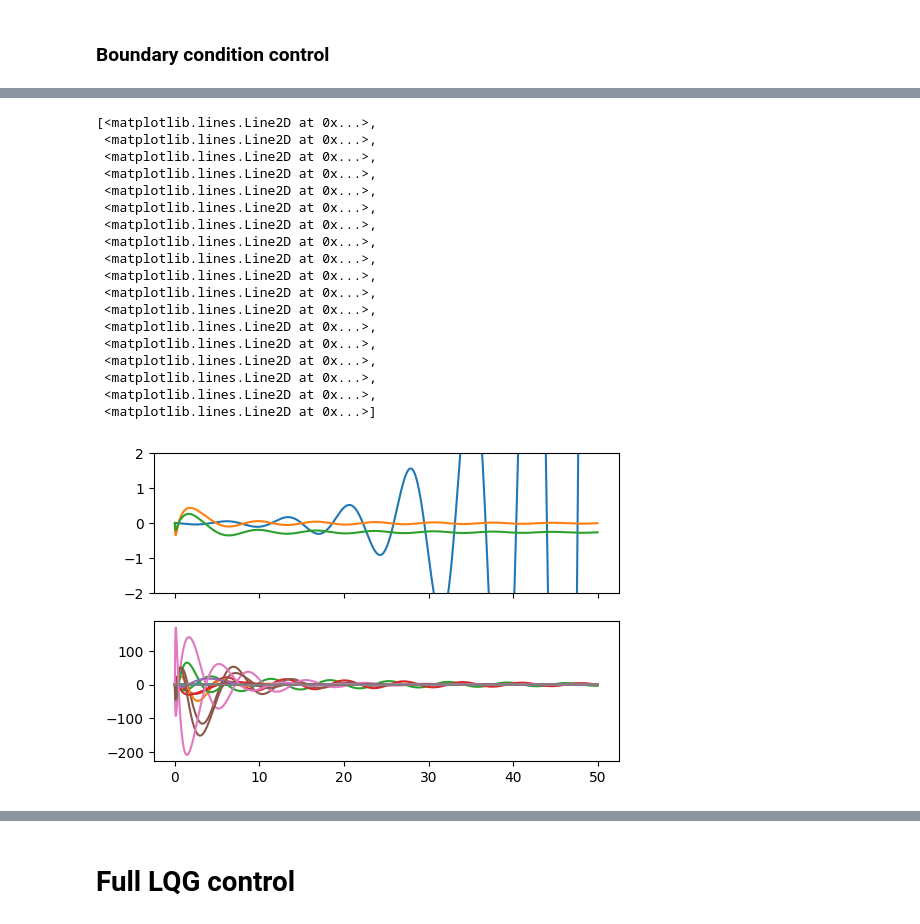
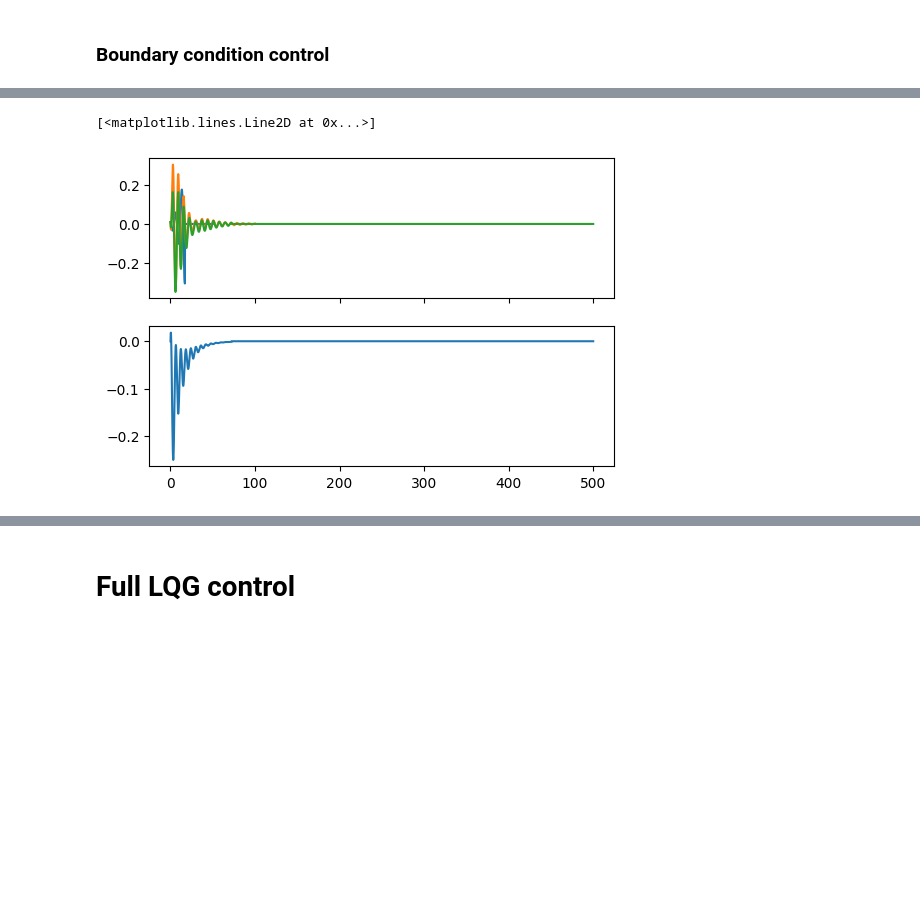
Before and after one commit to dynamicslab/hydrogym, a Jupyter notebook: examples/cylinder/model_reduction/global_proj.ipynb, the cells around one changed output, grey strips where cells are left out. Saved outputs shown, nothing was run; the diff lists cells and outputs as text; code cells hidden in the pictures; blank space fills up the shorter version.

Commit message:
Working stabilization with integral control on BC

```diff
--- a/examples/cylinder/model_reduction/global_proj.ipynb
+++ b/examples/cylinder/model_reduction/global_proj.ipynb
@@ -197,7 +198,7 @@ plt.show()
 # %%
 # 4. Projection onto global modes
 
-r = 17  # Number of global modes for projection
+r = 9  # Number of global modes for projection
 # r = len(evals)
 Ar = np.zeros((r, r), dtype=np.complex128)
 Br = np.zeros((r, 1), dtype=np.complex128)
@@ -377,3 +379,10 @@ plt.show()
 # %% [markdown]
 ### Controller design
+# %%
+complex_rom = True
+
+if complex_rom:
+    A_hat, B_hat, C_hat, D_hat = Ar, Br, Cr, Dr
+else:
+    A_hat, B_hat, C_hat, D_hat = Ar_real, Br_real, Cr_real, Dr_real
 # %%
@@ -555,7 +590,7 @@ plt.show()
 # T @ (W^T @ qC) and subtract it from the full flow field projection at each step
 
 zC = np.array([flow.inner_product(qC, W[j]) for j in range(r)])
-xC = np.concatenate((np.real(T @ zC), [0.0]))  # "Lift" with BC value
+xC = np.real(T @ zC)
 
 # Second-order BDF time-stepping
 lin_flow = flow.linearize(qB)
@@ -571,14 +606,14 @@ q0.assign(q0 / flow.inner_product(q0, q0))
 # which changes the assembled matrix via the Dirichlet BC
 solver = LinearBDFSolver(fn_space, J, order=2, dt=dt, bcs=bcs, q0=q0)
 
-# tf = 50
+# tf = 100
 # n_steps = int(tf // dt)
 CL_bc = np.zeros(n_steps)
 CD_bc = np.zeros(n_steps)
 
 m = 1
 
-x = np.zeros((n_steps, r + 1))  # Kalman filter state
+x = np.zeros((n_steps, r))  # Kalman filter state
 u = np.zeros((n_steps, m))  # Control signal
 
 # Integrated control signal (this is the BC value)
@@ -594,9 +629,17 @@ for i in range(n_steps):
 
         # Transform to the real-valued reduced state space and offset by
         # the BC value to shift to the corresponding homogeneous solution
-        x[i, :r] = np.real(T @ z)
-        x[i, -1] = rho[i-1]
-        u[i] = K @ (x[i] - xC * rho[i-1])
+        x[i] = np.real(T @ z)
+
+        # LQR control
+        if complex_rom:
+            u[i] = np.real(K @ (z - zC * rho[i-1]))
+        else:
+            u[i] = K @ (x[i] - xC * rho[i-1])
+
+        # Small proportional control applied to the actuation to
+        # drive the BC value to zero
+        u[i] += 1e-1 * rho[i-1]
 
         # The Dirichlet boundary condition is the integrated negative control signal
         # c(t) = -drho/dt
@@ -645,34 +688,19 @@ plt.show()
 # %%
 fig, ax = plt.subplots(2, 1, figsize=(6, 4), sharex=True)
-ax[0].plot(t, CL_nat)
-ax[0].plot(t, CL_ctrl)
-ax[0].plot(t, CL_bc)
-ax[0].set_ylim([-2, 2])
+ax[0].plot(dt * np.arange(len(CL_nat)), CL_nat)
+ax[0].plot(dt * np.arange(len(CL_ctrl)), CL_ctrl)
+ax[0].plot(dt * np.arange(len(CL_bc)), CL_bc)
+# ax[0].set_ylim([-2, 2])
 
 # ax[1].plot(t, CD_ctrl)
 # ax[1].plot(t, CD_bc)
 
-ax[1].plot(t, x - xC * rho)
+# ax[1].plot(dt * np.arange(len(rho)), x - xC * rho)
+# ax[1].plot(dt * np.arange(len(rho)), x)
+ax[1].plot(dt * np.arange(len(rho)), rho)
 # %% [output]
-[<matplotlib.lines.Line2D at 0x...>,
- <matplotlib.lines.Line2D at 0x...>,
- <matplotlib.lines.Line2D at 0x...>,
- <matplotlib.lines.Line2D at 0x...>,
- <matplotlib.lines.Line2D at 0x...>,
- <matplotlib.lines.Line2D at 0x...>,
- <matplotlib.lines.Line2D at 0x...>,
- <matplotlib.lines.Line2D at 0x...>,
- <matplotlib.lines.Line2D at 0x...>,
- <matplotlib.lines.Line2D at 0x...>,
- <matplotlib.lines.Line2D at 0x...>,
- <matplotlib.lines.Line2D at 0x...>,
- <matplotlib.lines.Line2D at 0x...>,
- <matplotlib.lines.Line2D at 0x...>,
- <matplotlib.lines.Line2D at 0x...>,
- <matplotlib.lines.Line2D at 0x...>,
- <matplotlib.lines.Line2D at 0x...>,
- <matplotlib.lines.Line2D at 0x...>]
+[<matplotlib.lines.Line2D at 0x...>]
-[figure, old version]
+[figure, new version]
 # %%
 fig, ax = plt.subplots(1, 1, figsize=(6, 3))
 flow.render(axes=ax)
```
Also changed, not shown: parts of 18 cells of this notebook.
